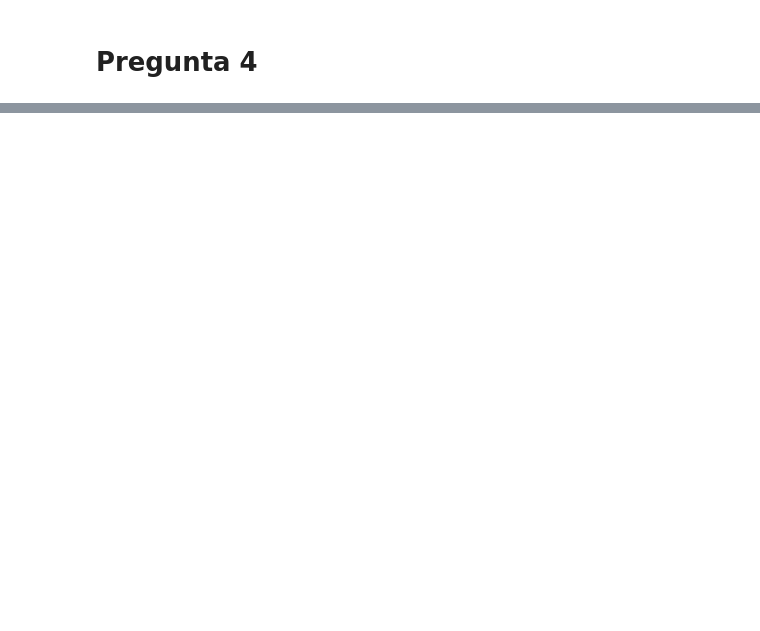
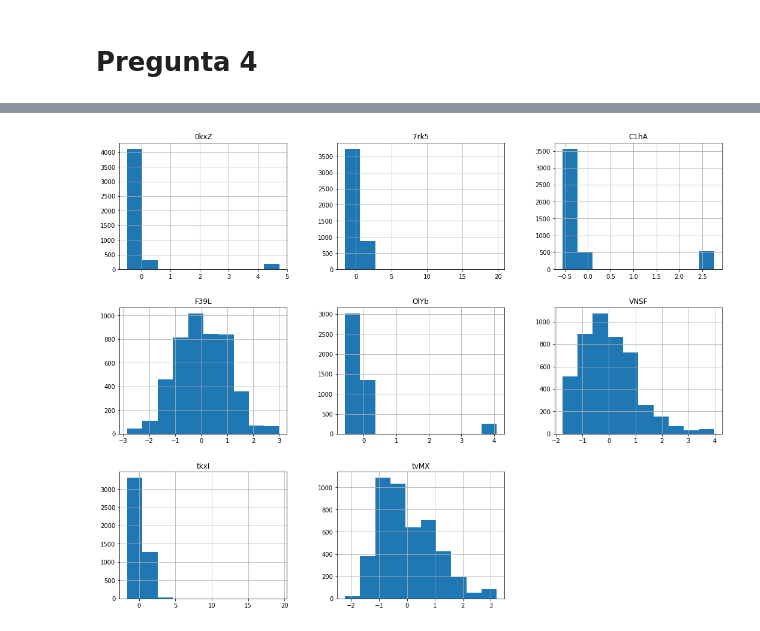
Before and after one commit to honorcode93/RN-Tarea1, a Jupyter notebook: Pregunta 4.ipynb, the cells around one changed output, grey strips where cells are left out. Drawn from its saved outputs; the diff is of its cells as text; code cells hidden in the pictures; blank space fills up the shorter version.

```diff
--- a/Pregunta 4.ipynb
+++ b/Pregunta 4.ipynb
@@ -34,0 +75,6 @@ ValueError: Wrong number of items passed 4620, placement implies 6600
+# %%
+import matplotlib.pyplot as plt
+x_train.hist(figsize=(18, 14))
+plt.show()
+# %% [output]
+[figure, added]
```
Also changed, not shown: parts of 10 cells of this notebook.
